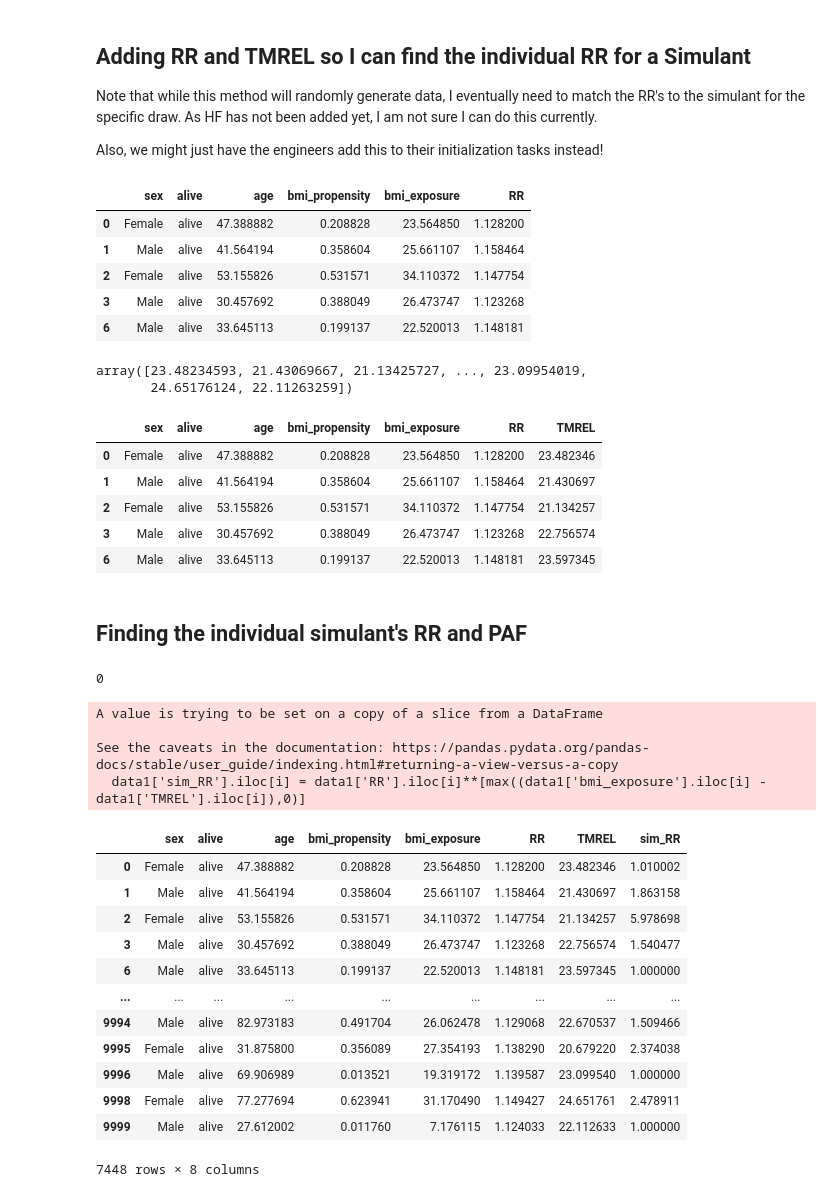
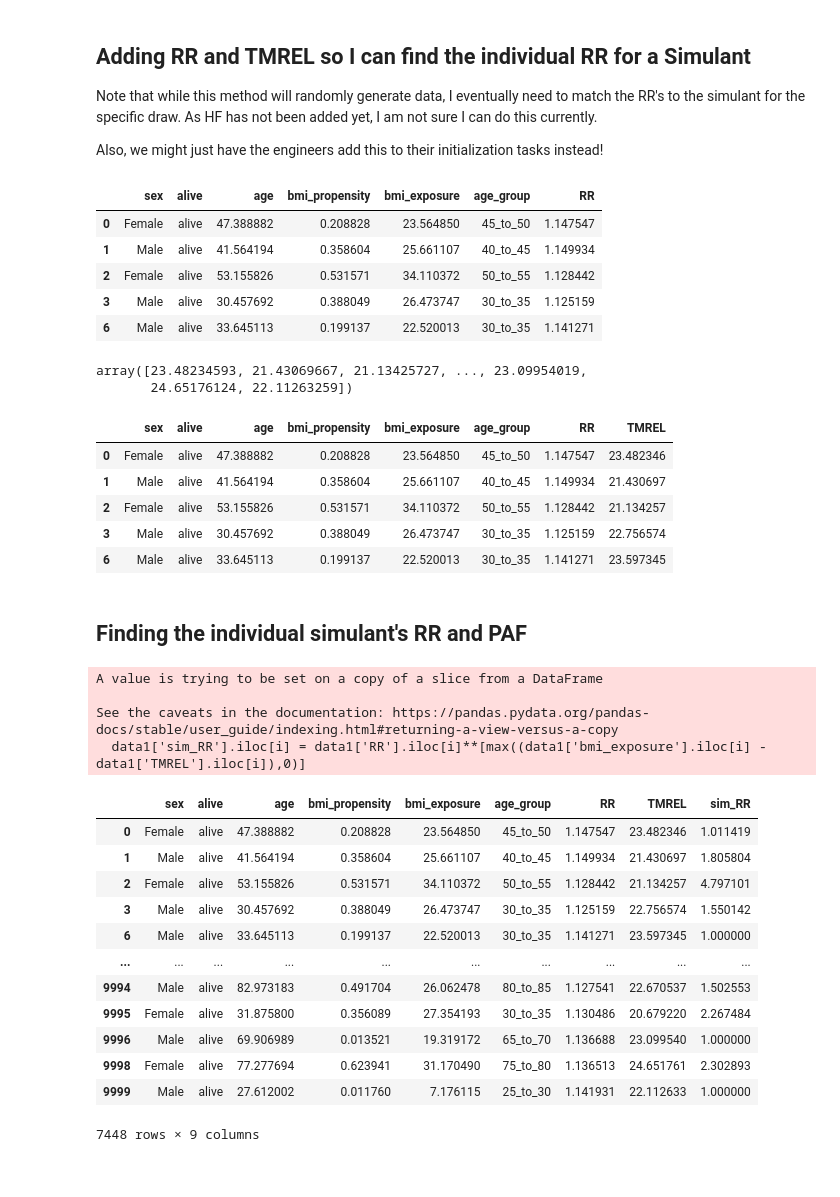
Before and after one commit to ihmeuw/vivarium_research_nih_us_cvd, a Jupyter notebook: PAF_BMI_to_HF.ipynb, the cells around one changed output. Drawn from its saved outputs; the diff is of its cells as text; code cells hidden in the pictures.

```diff
--- a/PAF_BMI_to_HF.ipynb
+++ b/PAF_BMI_to_HF.ipynb
@@ -88,3 +88,7 @@ data1.head()
 | 4 | Female | alive | 19.554806 | 0.672873 | 5.000000 |
 # %%
 data1 = data1.loc[(data1.age > 25) & (data1.alive == 'alive')]
+# %%
+age_group = pd.cut(data1.age, bins=[25,30,35,40,45,50,55,60,65,70,75,80,85,90,125],labels=['25_to_30','30_to_35','35_to_40','40_to_45','45_to_50','50_to_55','55_to_60','60_to_65','65_to_70','70_to_75','75_to_80','80_to_85','85_to_90','90_to_125'])
+data1.insert(5, 'age_group', age_group)
+data1
@@ -108,12 +126,12 @@ test2 = get_lognorm_from_quantiles(1.14,1.12,1.16).rvs(size=len(data1))
 data1['RR'] = test2
 data1.head()
 # %% [output]
-|  | sex | alive | age | bmi_propensity | bmi_exposure | RR |
-| 0 | Female | alive | 47.388882 | 0.208828 | 23.564850 | 1.128200 |
-| 1 | Male | alive | 41.564194 | 0.358604 | 25.661107 | 1.158464 |
-| 2 | Female | alive | 53.155826 | 0.531571 | 34.110372 | 1.147754 |
-| 3 | Male | alive | 30.457692 | 0.388049 | 26.473747 | 1.123268 |
-| 6 | Male | alive | 33.645113 | 0.199137 | 22.520013 | 1.148181 |
+|  | sex | alive | age | bmi_propensity | bmi_exposure | age_group | RR |
+| 0 | Female | alive | 47.388882 | 0.208828 | 23.564850 | 45_to_50 | 1.147547 |
+| 1 | Male | alive | 41.564194 | 0.358604 | 25.661107 | 40_to_45 | 1.149934 |
+| 2 | Female | alive | 53.155826 | 0.531571 | 34.110372 | 50_to_55 | 1.128442 |
+| 3 | Male | alive | 30.457692 | 0.388049 | 26.473747 | 30_to_35 | 1.125159 |
+| 6 | Male | alive | 33.645113 | 0.199137 | 22.520013 | 30_to_35 | 1.141271 |
 # %%
 np.random.seed(123)
 test3 = np.random.uniform(20,25,len(data1))
@@ -125,39 +143,34 @@ array([23.48234593, 21.43069667, 21.13425727, ..., 23.09954019,
 data1['TMREL'] = test3
 data1.head()
 # %% [output]
-|  | sex | alive | age | bmi_propensity | bmi_exposure | RR | TMREL |
-| 0 | Female | alive | 47.388882 | 0.208828 | 23.564850 | 1.128200 | 23.482346 |
-| 1 | Male | alive | 41.564194 | 0.358604 | 25.661107 | 1.158464 | 21.430697 |
-| 2 | Female | alive | 53.155826 | 0.531571 | 34.110372 | 1.147754 | 21.134257 |
-| 3 | Male | alive | 30.457692 | 0.388049 | 26.473747 | 1.123268 | 22.756574 |
-| 6 | Male | alive | 33.645113 | 0.199137 | 22.520013 | 1.148181 | 23.597345 |
+|  | sex | alive | age | bmi_propensity | bmi_exposure | age_group | RR | TMREL |
+| 0 | Female | alive | 47.388882 | 0.208828 | 23.564850 | 45_to_50 | 1.147547 | 23.482346 |
+| 1 | Male | alive | 41.564194 | 0.358604 | 25.661107 | 40_to_45 | 1.149934 | 21.430697 |
+| 2 | Female | alive | 53.155826 | 0.531571 | 34.110372 | 50_to_55 | 1.128442 | 21.134257 |
+| 3 | Male | alive | 30.457692 | 0.388049 | 26.473747 | 30_to_35 | 1.125159 | 22.756574 |
+| 6 | Male | alive | 33.645113 | 0.199137 | 22.520013 | 30_to_35 | 1.141271 | 23.597345 |
 # %% [markdown]
 ## Finding the individual simulant's RR and PAF
-# %%
-max((data1['bmi_exposure'].iloc[4] - data1['TMREL'].iloc[4]),0)
-
-max((data1['bmi_exposure'] - data1['TMREL']),0)
-# %% [output]
-0
 # %%
+data1['sim_RR'] = np.nan
 for i in range(len(data1)):
     data1['sim_RR'].iloc[i] = data1['RR'].iloc[i]**[max((data1['bmi_exposure'].iloc[i] - data1['TMREL'].iloc[i]),0)]
 data1
 # %% [output]
 A value is trying to be set on a copy of a slice from a DataFrame
 
 See the caveats in the documentation: https://pandas.pydata.org/pandas-docs/stable/user_guide/indexing.html#returning-a-view-versus-a-copy
   data1['sim_RR'].iloc[i] = data1['RR'].iloc[i]**[max((data1['bmi_exposure'].iloc[i] - data1['TMREL'].iloc[i]),0)]
-|  | sex | alive | age | bmi_propensity | bmi_exposure | RR | TMREL | sim_RR |
-| 0 | Female | alive | 47.388882 | 0.208828 | 23.564850 | 1.128200 | 23.482346 | 1.010002 |
-| 1 | Male | alive | 41.564194 | 0.358604 | 25.661107 | 1.158464 | 21.430697 | 1.863158 |
-| 2 | Female | alive | 53.155826 | 0.531571 | 34.110372 | 1.147754 | 21.134257 | 5.978698 |
-| 3 | Male | alive | 30.457692 | 0.388049 | 26.473747 | 1.123268 | 22.756574 | 1.540477 |
-| 6 | Male | alive | 33.645113 | 0.199137 | 22.520013 | 1.148181 | 23.597345 | 1.000000 |
-| ... | ... | ... | ... | ... | ... | ... | ... | ... |
-| 9994 | Male | alive | 82.973183 | 0.491704 | 26.062478 | 1.129068 | 22.670537 | 1.509466 |
-| 9995 | Female | alive | 31.875800 | 0.356089 | 27.354193 | 1.138290 | 20.679220 | 2.374038 |
-| 9996 | Male | alive | 69.906989 | 0.013521 | 19.319172 | 1.139587 | 23.099540 | 1.000000 |
-| 9998 | Female | alive | 77.277694 | 0.623941 | 31.170490 | 1.149427 | 24.651761 | 2.478911 |
-| 9999 | Male | alive | 27.612002 | 0.011760 | 7.176115 | 1.124033 | 22.112633 | 1.000000 |
+|  | sex | alive | age | bmi_propensity | bmi_exposure | age_group | RR | TMREL | sim_RR |
+| 0 | Female | alive | 47.388882 | 0.208828 | 23.564850 | 45_to_50 | 1.147547 | 23.482346 | 1.011419 |
+| 1 | Male | alive | 41.564194 | 0.358604 | 25.661107 | 40_to_45 | 1.149934 | 21.430697 | 1.805804 |
+| 2 | Female | alive | 53.155826 | 0.531571 | 34.110372 | 50_to_55 | 1.128442 | 21.134257 | 4.797101 |
+| 3 | Male | alive | 30.457692 | 0.388049 | 26.473747 | 30_to_35 | 1.125159 | 22.756574 | 1.550142 |
+| 6 | Male | alive | 33.645113 | 0.199137 | 22.520013 | 30_to_35 | 1.141271 | 23.597345 | 1.000000 |
+| ... | ... | ... | ... | ... | ... | ... | ... | ... | ... |
+| 9994 | Male | alive | 82.973183 | 0.491704 | 26.062478 | 80_to_85 | 1.127541 | 22.670537 | 1.502553 |
+| 9995 | Female | alive | 31.875800 | 0.356089 | 27.354193 | 30_to_35 | 1.130486 | 20.679220 | 2.267484 |
+| 9996 | Male | alive | 69.906989 | 0.013521 | 19.319172 | 65_to_70 | 1.136688 | 23.099540 | 1.000000 |
+| 9998 | Female | alive | 77.277694 | 0.623941 | 31.170490 | 75_to_80 | 1.136513 | 24.651761 | 2.302893 |
+| 9999 | Male | alive | 27.612002 | 0.011760 | 7.176115 | 25_to_30 | 1.141931 | 22.112633 | 1.000000 |
-7448 rows × 8 columns
+7448 rows × 9 columns
```
Also changed, not shown: parts of 6 cells of this notebook.
